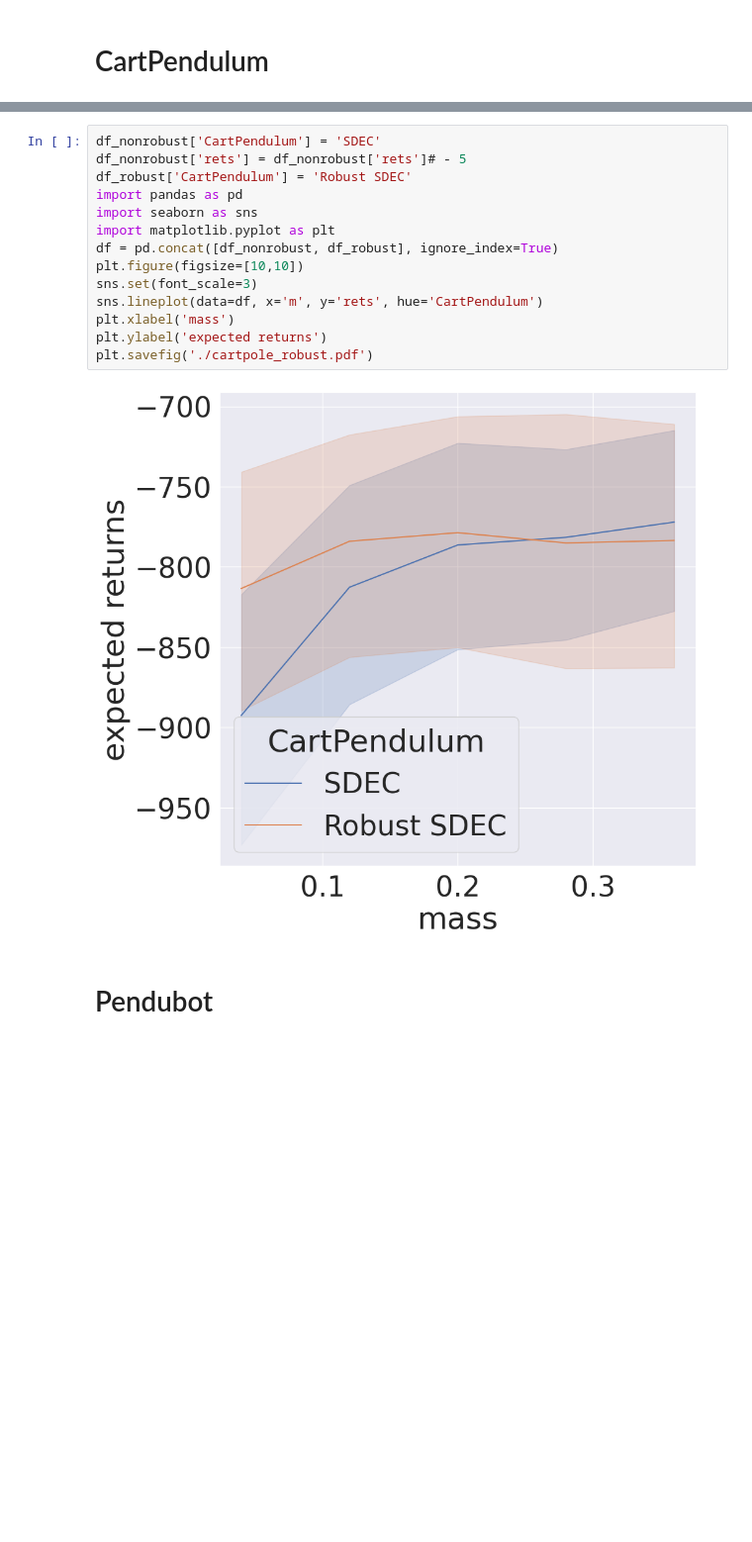
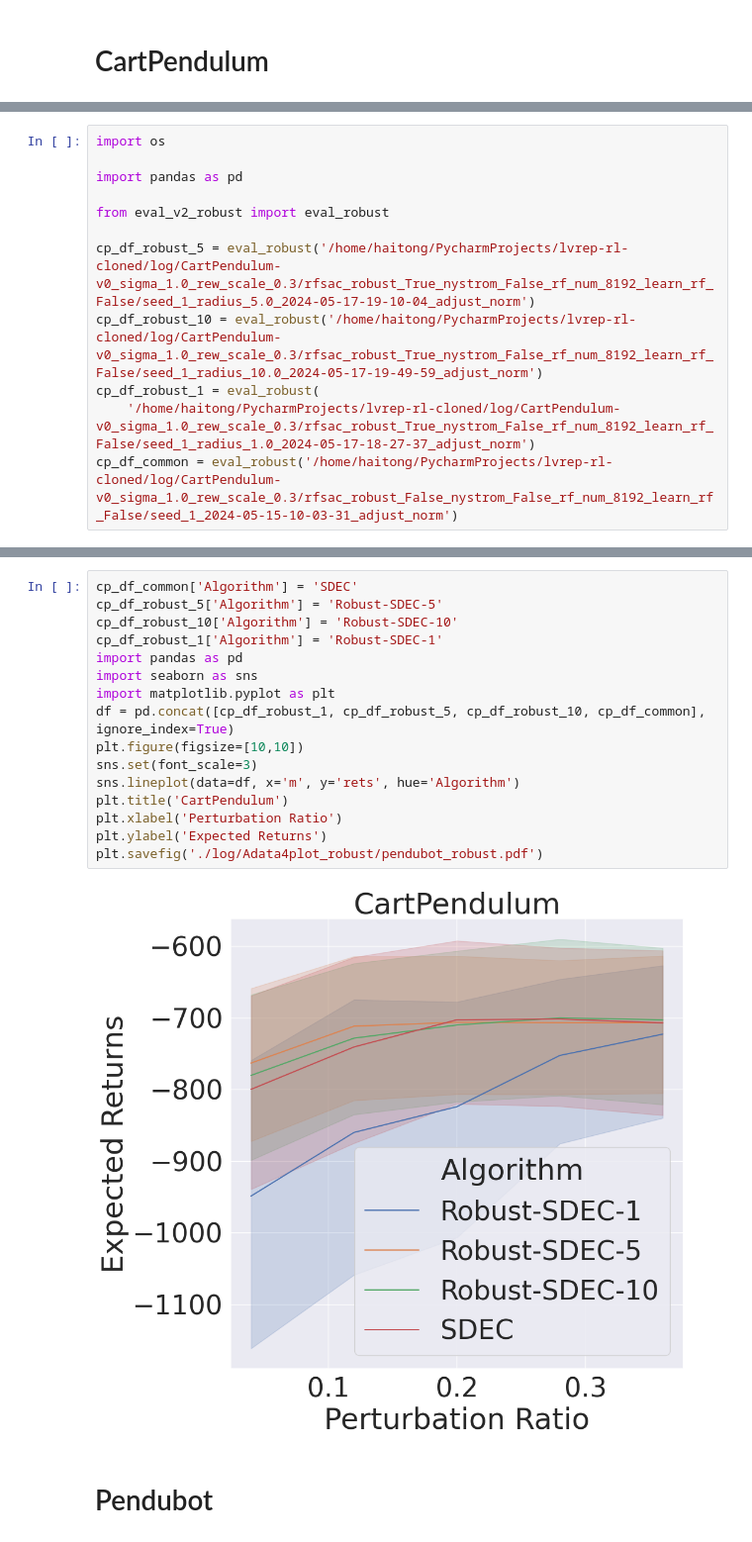
Before and after one commit to mahaitongdae/lvrep-rl-cloned, a Jupyter notebook: eval_robust.ipynb, the cells around one changed output, grey strips where cells are left out. Shown at 99% size. Saved outputs shown, nothing was run; the diff lists cells and outputs as text; blank space fills up the shorter version.

```diff
--- a/eval_robust.ipynb
+++ b/eval_robust.ipynb
@@ -138,0 +112,12 @@ Evaluation over 50 episodes: avg eplen 200.0, avg return -671.584 $\pm$ 290.530
+# %%
+import os
+
+import pandas as pd
+
+from eval_v2_robust import eval_robust
+
+cp_df_robust_5 = eval_robust('/home/haitong/PycharmProjects/lvrep-rl-cloned/log/CartPendulum-v0_sigma_1.0_rew_scale_0.3/rfsac_robust_True_nystrom_False_rf_num_8192_learn_rf_False/seed_1_radius_5.0_2024-05-17-19-10-04_adjust_norm')
+cp_df_robust_10 = eval_robust('/home/haitong/PycharmProjects/lvrep-rl-cloned/log/CartPendulum-v0_sigma_1.0_rew_scale_0.3/rfsac_robust_True_nystrom_False_rf_num_8192_learn_rf_False/seed_1_radius_10.0_2024-05-17-19-49-59_adjust_norm')
+cp_df_robust_1 = eval_robust(
+    '/home/haitong/PycharmProjects/lvrep-rl-cloned/log/CartPendulum-v0_sigma_1.0_rew_scale_0.3/rfsac_robust_True_nystrom_False_rf_num_8192_learn_rf_False/seed_1_radius_1.0_2024-05-17-18-27-37_adjust_norm')
+cp_df_common = eval_robust('/home/haitong/PycharmProjects/lvrep-rl-cloned/log/CartPendulum-v0_sigma_1.0_rew_scale_0.3/rfsac_robust_False_nystrom_False_rf_num_8192_learn_rf_False/seed_1_2024-05-15-10-03-31_adjust_norm')
@@ -139,19 +142,21 @@ Evaluation over 50 episodes: avg eplen 200.0, avg return -671.584 $\pm$ 290.530
 # %%
-df_nonrobust['CartPendulum'] = 'SDEC'
-df_nonrobust['rets'] = df_nonrobust['rets']# - 5
-df_robust['CartPendulum'] = 'Robust SDEC'
+cp_df_common['Algorithm'] = 'SDEC'
+cp_df_robust_5['Algorithm'] = 'Robust-SDEC-5'
+cp_df_robust_10['Algorithm'] = 'Robust-SDEC-10'
+cp_df_robust_1['Algorithm'] = 'Robust-SDEC-1'
 import pandas as pd
 import seaborn as sns
 import matplotlib.pyplot as plt
-df = pd.concat([df_nonrobust, df_robust], ignore_index=True)
+df = pd.concat([cp_df_robust_1, cp_df_robust_5, cp_df_robust_10, cp_df_common], ignore_index=True)
 plt.figure(figsize=[10,10])
 sns.set(font_scale=3)
-sns.lineplot(data=df, x='m', y='rets', hue='CartPendulum')
-plt.xlabel('mass')
-plt.ylabel('expected returns')
-plt.savefig('./cartpole_robust.pdf')
+sns.lineplot(data=df, x='m', y='rets', hue='Algorithm')
+plt.title('CartPendulum')
+plt.xlabel('Perturbation Ratio')
+plt.ylabel('Expected Returns')
+plt.savefig('./log/Adata4plot_robust/pendubot_robust.pdf')
 # %% [output]
-[figure, old version]
+[figure, new version]
 # %% [markdown]
 # Pendubot
 # %%
```
Also changed, not shown: parts of 4 cells of this notebook, 2 other files.
